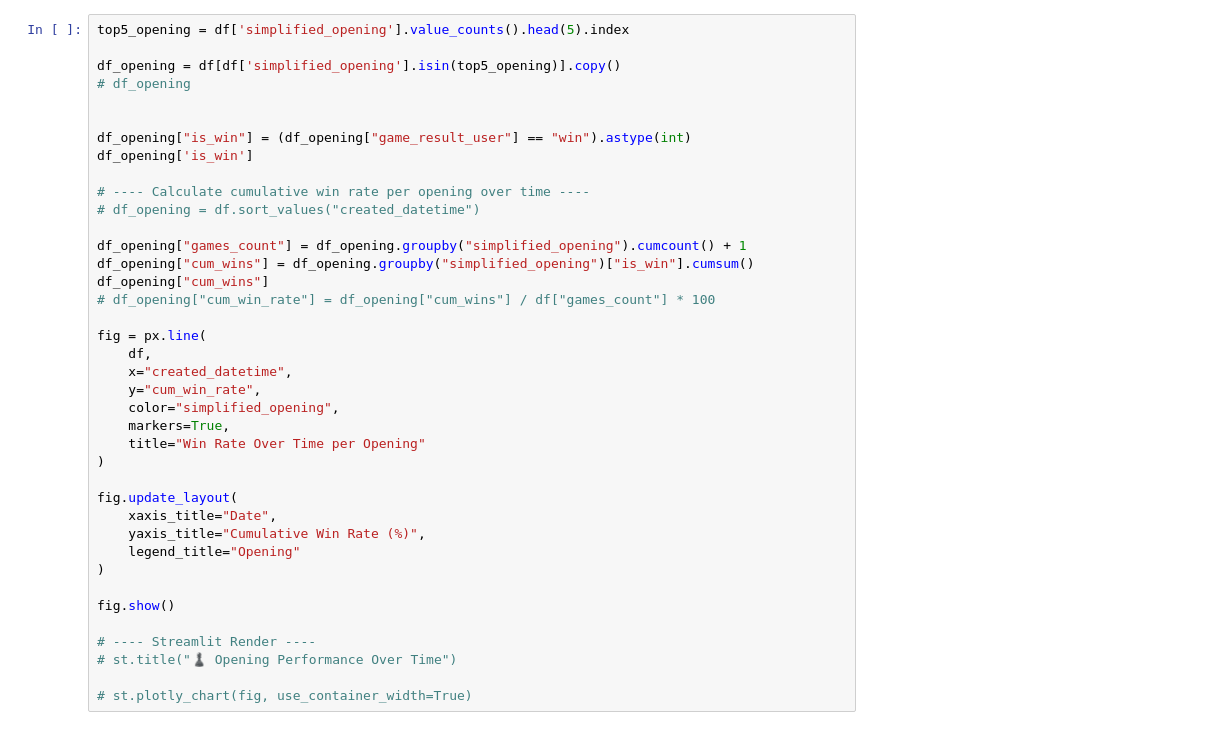
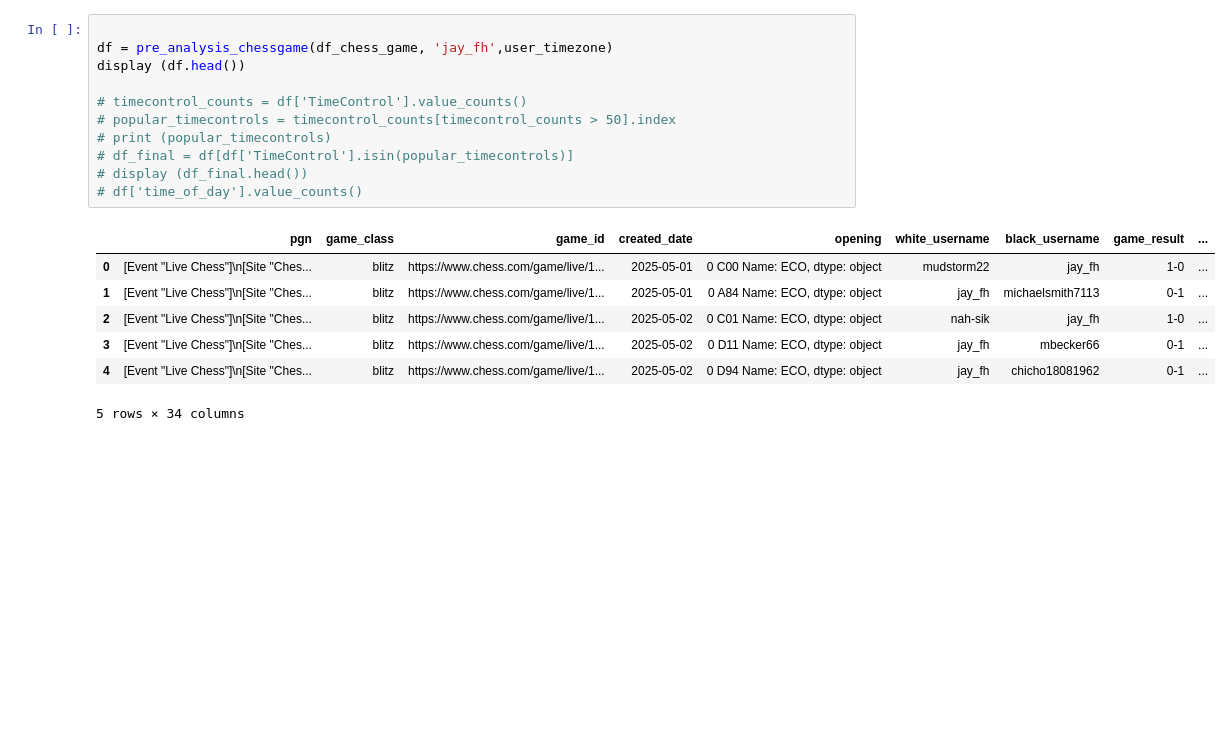
Before and after one commit to Jayfetra/streamlit_goodreads_app, a Jupyter notebook: chess_check.ipynb, the cells around one changed output. Drawn from its saved outputs; the diff is of its cells as text; blank space fills up the shorter version.

```diff
--- a/chess_check.ipynb
+++ b/chess_check.ipynb
@@ -85,40 +89,20 @@ df['time_of_day'].value_counts()
 # %%
-top5_opening = df['simplified_opening'].value_counts().head(5).index
 
-df_opening = df[df['simplified_opening'].isin(top5_opening)].copy()
-# df_opening
+df = pre_analysis_chessgame(df_chess_game, 'jay_fh',user_timezone)
+display (df.head())
 
-
-df_opening["is_win"] = (df_opening["game_result_user"] == "win").astype(int)
-df_opening['is_win']
-
-# ---- Calculate cumulative win rate per opening over time ----
-# df_opening = df.sort_values("created_datetime")
-
-df_opening["games_count"] = df_opening.groupby("simplified_opening").cumcount() + 1
-df_opening["cum_wins"] = df_opening.groupby("simplified_opening")["is_win"].cumsum()
-df_opening["cum_wins"]
-# df_opening["cum_win_rate"] = df_opening["cum_wins"] / df["games_count"] * 100
-
-fig = px.line(
-    df,
-    x="created_datetime",
-    y="cum_win_rate",
-    color="simplified_opening",
-    markers=True,
-    title="Win Rate Over Time per Opening"
-)
-
-fig.update_layout(
-    xaxis_title="Date",
-    yaxis_title="Cumulative Win Rate (%)",
-    legend_title="Opening"
-)
-
-fig.show()
-
-# ---- Streamlit Render ----
-# st.title("♟️ Opening Performance Over Time")
-
-# st.plotly_chart(fig, use_container_width=True)
+# timecontrol_counts = df['TimeControl'].value_counts()
+# popular_timecontrols = timecontrol_counts[timecontrol_counts > 50].index
+# print (popular_timecontrols)
+# df_final = df[df['TimeControl'].isin(popular_timecontrols)]
+# display (df_final.head())
+# df['time_of_day'].value_counts()
+# %% [output]
+|  | pgn | game_class | game_id | created_date | opening | white_username | black_username | game_result | ... |
+| 0 | [Event "Live Chess"]\n[Site "Ches... | blitz | https://www.chess.com/game/live/1... | 2025-05-01 | 0 C00 Name: ECO, dtype: object | mudstorm22 | jay_fh | 1-0 | ... |
+| 1 | [Event "Live Chess"]\n[Site "Ches... | blitz | https://www.chess.com/game/live/1... | 2025-05-01 | 0 A84 Name: ECO, dtype: object | jay_fh | michaelsmith7113 | 0-1 | ... |
+| 2 | [Event "Live Chess"]\n[Site "Ches... | blitz | https://www.chess.com/game/live/1... | 2025-05-02 | 0 C01 Name: ECO, dtype: object | nah-sik | jay_fh | 1-0 | ... |
+| 3 | [Event "Live Chess"]\n[Site "Ches... | blitz | https://www.chess.com/game/live/1... | 2025-05-02 | 0 D11 Name: ECO, dtype: object | jay_fh | mbecker66 | 0-1 | ... |
+| 4 | [Event "Live Chess"]\n[Site "Ches... | blitz | https://www.chess.com/game/live/1... | 2025-05-02 | 0 D94 Name: ECO, dtype: object | jay_fh | chicho18081962 | 0-1 | ... |
+5 rows × 34 columns
 # %%
```
Also changed, not shown: parts of 5 cells of this notebook, 5 other files.
